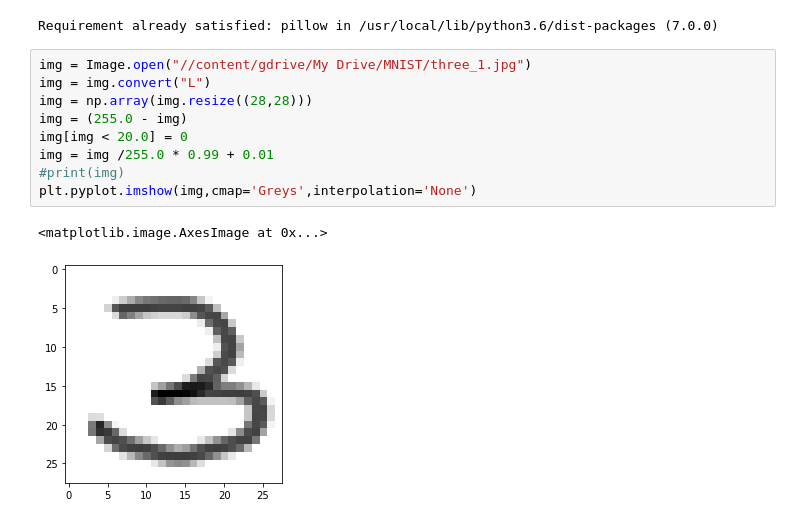
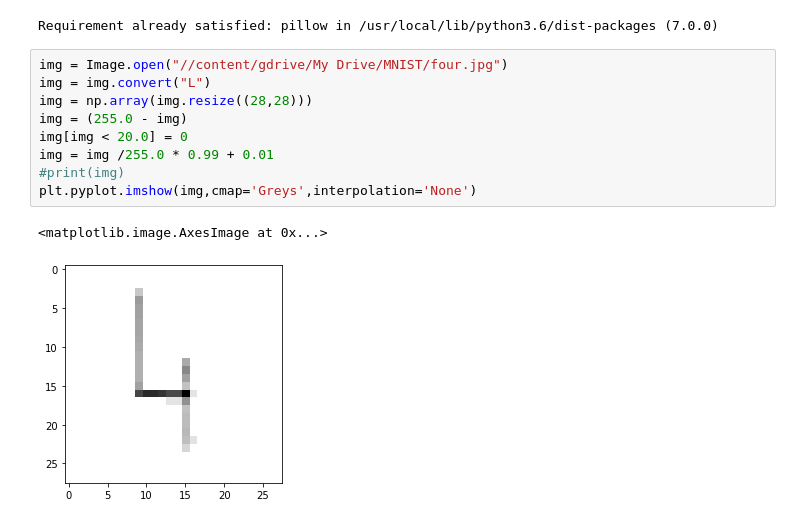
Before and after one commit to rajeshvalluri/MNIST_TF, a Jupyter notebook: MNIST_TF.ipynb, the cells around one changed output. Drawn from its saved outputs; the diff is of its cells as text.

```diff
--- a/MNIST_TF.ipynb
+++ b/MNIST_TF.ipynb
@@ -155,17 +157,17 @@ pip install pillow
 # %% [output]
 Requirement already satisfied: pillow in /usr/local/lib/python3.6/dist-packages (7.0.0)
 # %%
-img = Image.open("//content/gdrive/My Drive/MNIST/three_1.jpg")
+img = Image.open("//content/gdrive/My Drive/MNIST/four.jpg")
 img = img.convert("L")
 img = np.array(img.resize((28,28)))
 img = (255.0 - img)
 img[img < 20.0] = 0
 img = img /255.0 * 0.99 + 0.01
 #print(img)
 plt.pyplot.imshow(img,cmap='Greys',interpolation='None')
 # %% [output]
 <matplotlib.image.AxesImage at 0x...>
-[figure, old version]
+[figure, new version]
 # %%
 np.argmax(model.predict(img[np.newaxis,...,np.newaxis]))
 #model.predict(img[np.newaxis,...,np.newaxis])
```
Also changed, not shown: parts of 6 cells of this notebook.
